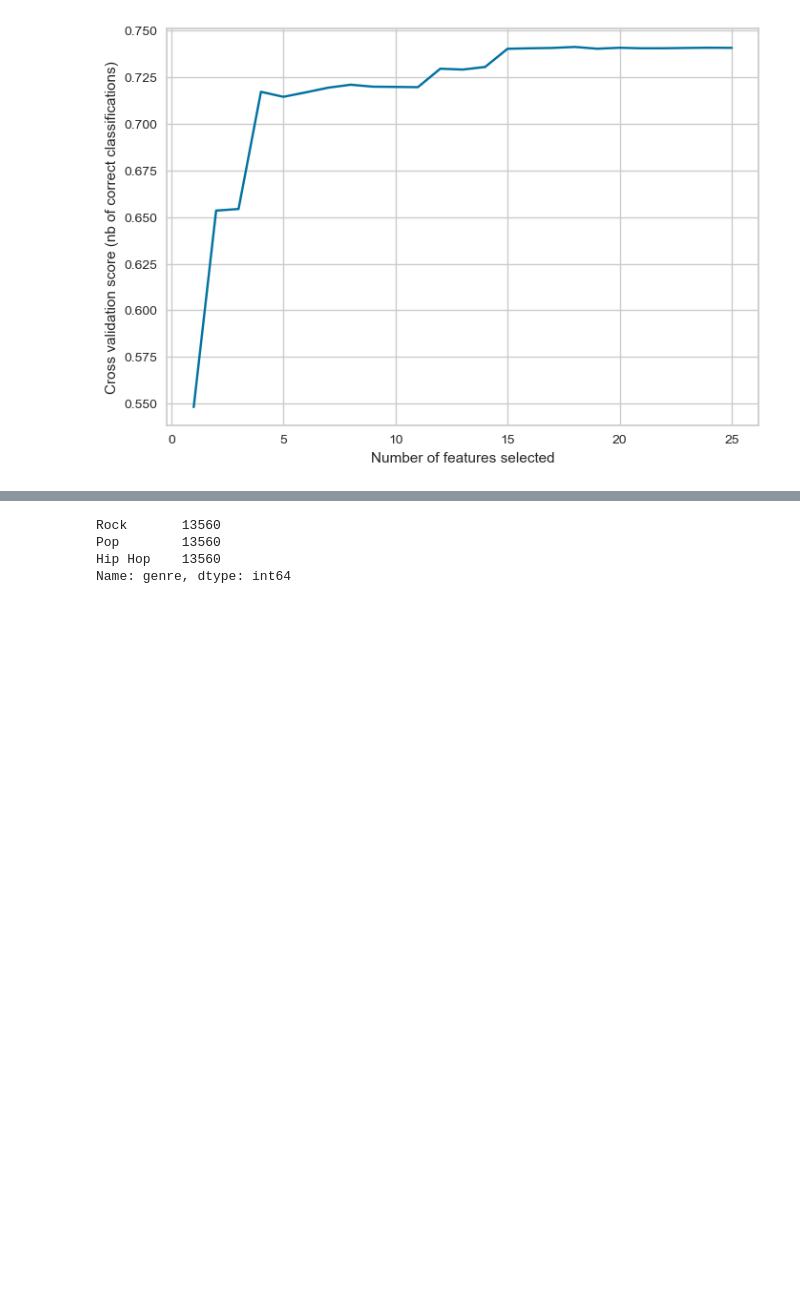
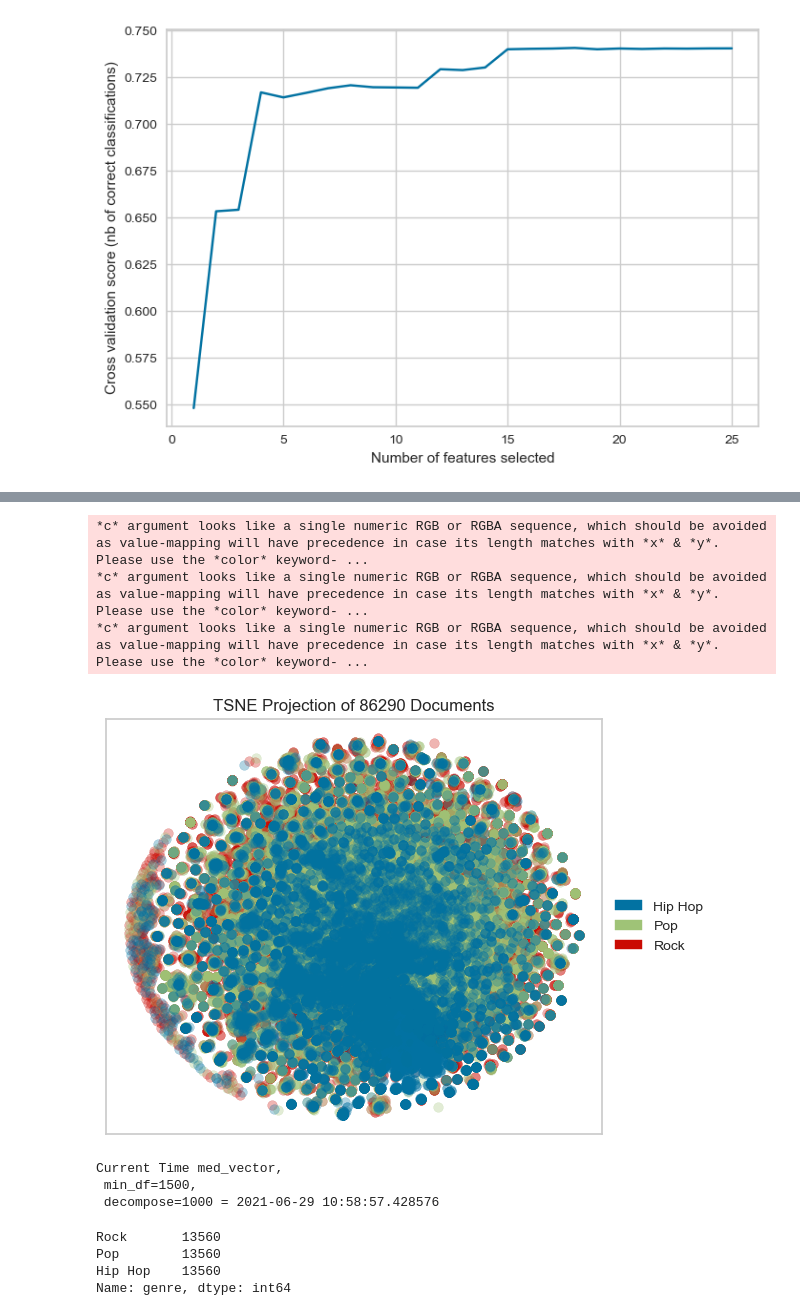
Before and after one commit to georgetown-analytics/Music-Lyrics, a Jupyter notebook: notebooks/Step_7_Visual_Steering.ipynb, the cells around one changed output, grey strips where cells are left out. Drawn from its saved outputs; the diff is of its cells as text; code cells hidden in the pictures; blank space fills up the shorter version.

```diff
--- a/notebooks/Step_7_Visual_Steering.ipynb
+++ b/notebooks/Step_7_Visual_Steering.ipynb
@@ -605,3 +699,30 @@ print("Optimal number of features : %d" % selector.n_features_)
+# %%
+# Increase screen size.
+#pd.set_option('display.height', 1000)
+pd.set_option('display.max_rows', 1000)
+pd.set_option('display.max_columns', 1000)
+pd.set_option('display.width', 1500)
+
+from yellowbrick.text import TSNEVisualizer
+from sklearn.feature_extraction.text import TfidfVectorizer
+
+vectorizer = TfidfVectorizer(min_df=500)
+text_tfidf = vectorizer.fit_transform(g_df['med_vector'])
+color = g_df['genre']
+
+tsne = TSNEVisualizer(decompose_by=1000, alpha=.3)
+tsne.fit(text_tfidf, g_df['genre'])
+tsne.poof()
+
+print("Current Time med_vector, \n min_df=1500, \n decompose=1000 =", datetime.now())
+# %% [output]
+*c* argument looks like a single numeric RGB or RGBA sequence, which should be avoided as value-mapping will have precedence in case its length matches with *x* & *y*.  Please use the *color* keyword- ...
+*c* argument looks like a single numeric RGB or RGBA sequence, which should be avoided as value-mapping will have precedence in case its length matches with *x* & *y*.  Please use the *color* keyword- ...
+*c* argument looks like a single numeric RGB or RGBA sequence, which should be avoided as value-mapping will have precedence in case its length matches with *x* & *y*.  Please use the *color* keyword- ...
+[figure, added]
+Current Time med_vector,
+ min_df=1500,
+ decompose=1000 = 2021-06-29 10:58:57.428576
 # %%
 # Went from g_df (35 features) to df (25 numerical features) to n_df (25 scaled, numerical features).
 #Dataset recommended by ANNOVA feature selection:
```
Also changed, not shown: parts of 33 cells of this notebook, 5 other files.
